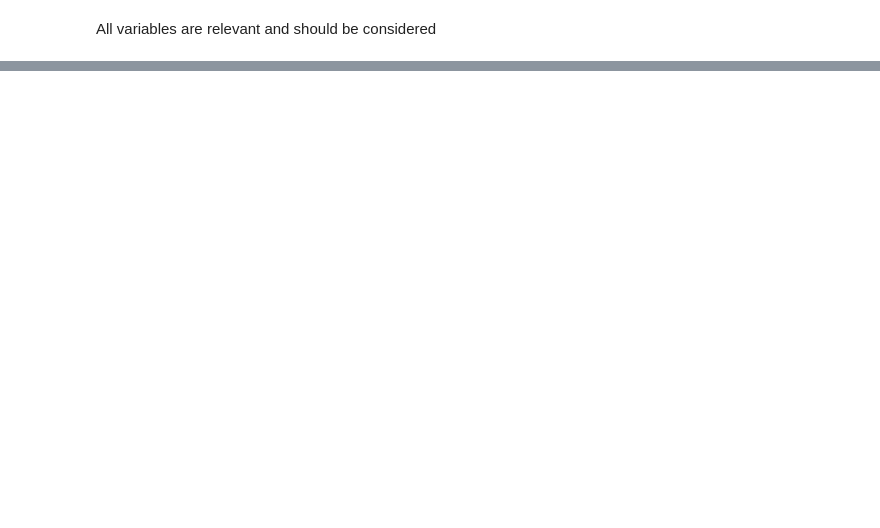
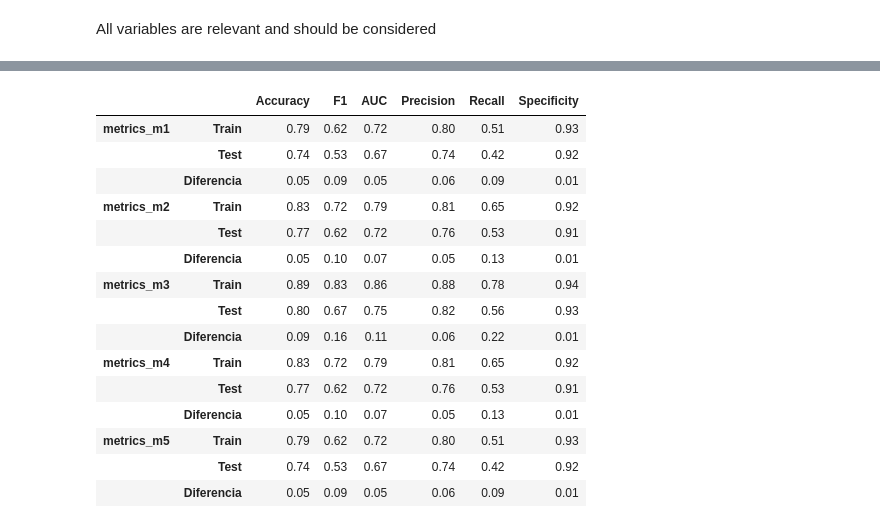
Before and after one commit to agustinluj/boosting-algorithms-project, a Jupyter notebook: src/explore.ipynb, the cells around one changed output, grey strips where cells are left out. Saved outputs shown, nothing was run; the diff lists cells and outputs as text; code cells hidden in the pictures; blank space fills up the shorter version.

```diff
--- a/src/explore.ipynb
+++ b/src/explore.ipynb
@@ -334,7 +329,0 @@ df.head()
-# %%
-X_train = df_imputed.drop(["Outcome"], axis = 1)
-y_train = df_imputed["Outcome"]
-X_test = df_imputed.drop(["Outcome"], axis = 1)
-y_test = df_imputed["Outcome"]
-
-#empezar ahora si con el algoritmo de la clase BOOSTING
@@ -340,0 +421,27 @@ y_test = df_imputed["Outcome"]
+# %%
+metrics_m1 = get_metrics(y_train, y_test, y_train_pred1, y_test_pred1)
+metrics_m2 = get_metrics(y_train, y_test, y_train_pred2, y_test_pred2)
+metrics_m3 = get_metrics(y_train, y_test, y_train_pred3, y_test_pred3)
+metrics_m4 = get_metrics(y_train, y_test, y_train_pred4, y_test_pred4)
+metrics_m5 = get_metrics(y_train, y_test, y_train_pred5, y_test_pred5)
+
+keys = ['metrics_m1','metrics_m2','metrics_m3','metrics_m4','metrics_m5']
+metrics_compared = pd.concat([metrics_m1,metrics_m2,metrics_m3,metrics_m4,metrics_m5], axis=0, keys=keys)
+metrics_compared
+# %% [output]
+|  |  | Accuracy | F1 | AUC | Precision | Recall | Specificity |
+| metrics_m1 | Train | 0.79 | 0.62 | 0.72 | 0.80 | 0.51 | 0.93 |
+|  | Test | 0.74 | 0.53 | 0.67 | 0.74 | 0.42 | 0.92 |
+|  | Diferencia | 0.05 | 0.09 | 0.05 | 0.06 | 0.09 | 0.01 |
+| metrics_m2 | Train | 0.83 | 0.72 | 0.79 | 0.81 | 0.65 | 0.92 |
+|  | Test | 0.77 | 0.62 | 0.72 | 0.76 | 0.53 | 0.91 |
+|  | Diferencia | 0.05 | 0.10 | 0.07 | 0.05 | 0.13 | 0.01 |
+| metrics_m3 | Train | 0.89 | 0.83 | 0.86 | 0.88 | 0.78 | 0.94 |
+|  | Test | 0.80 | 0.67 | 0.75 | 0.82 | 0.56 | 0.93 |
+|  | Diferencia | 0.09 | 0.16 | 0.11 | 0.06 | 0.22 | 0.01 |
+| metrics_m4 | Train | 0.83 | 0.72 | 0.79 | 0.81 | 0.65 | 0.92 |
+|  | Test | 0.77 | 0.62 | 0.72 | 0.76 | 0.53 | 0.91 |
+|  | Diferencia | 0.05 | 0.10 | 0.07 | 0.05 | 0.13 | 0.01 |
+| metrics_m5 | Train | 0.79 | 0.62 | 0.72 | 0.80 | 0.51 | 0.93 |
+|  | Test | 0.74 | 0.53 | 0.67 | 0.74 | 0.42 | 0.92 |
+|  | Diferencia | 0.05 | 0.09 | 0.05 | 0.06 | 0.09 | 0.01 |
```
Also changed, not shown: parts of 17 cells of this notebook.
